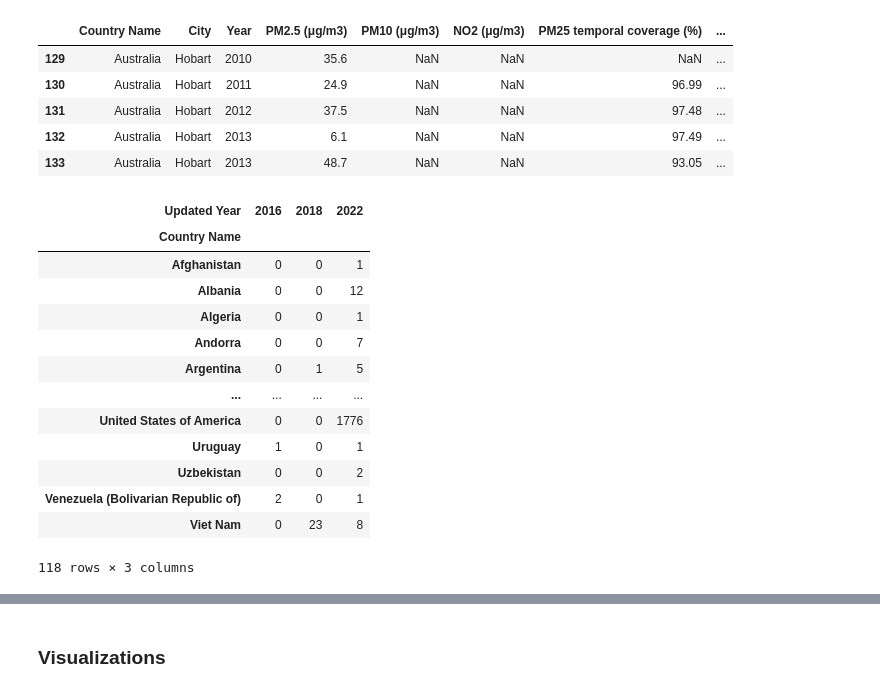
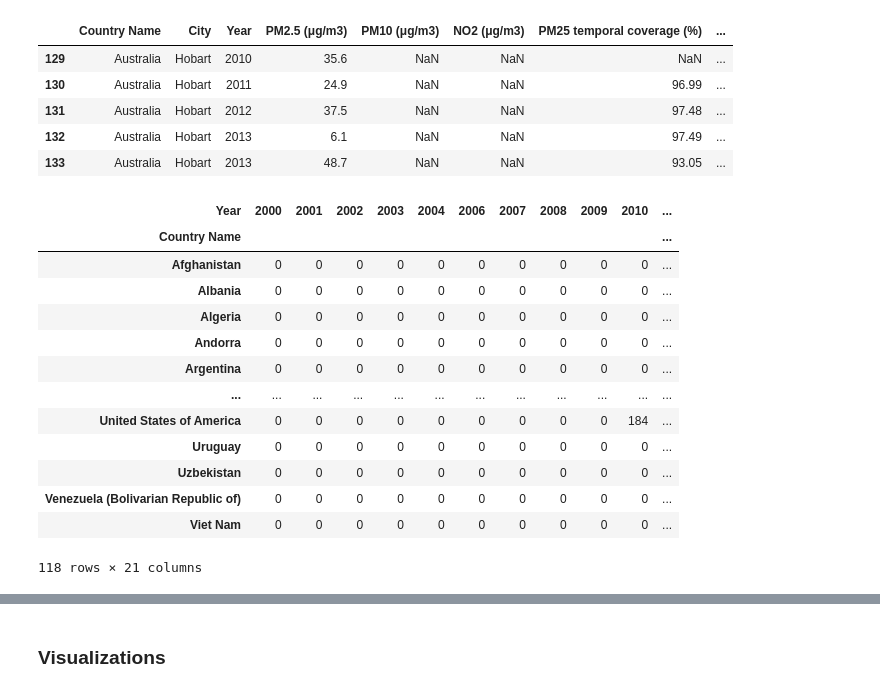
Before and after one commit to ashleyncasanova/air-quality-project, a Jupyter notebook: polution-and-mortality.ipynb, the cells around one changed output, grey strips where cells are left out. Drawn from its saved outputs; the diff is of its cells as text; code cells hidden in the pictures.

```diff
--- a/polution-and-mortality.ipynb
+++ b/polution-and-mortality.ipynb
@@ -222,22 +222,22 @@ air_pollution[air_pollution["City"] == "Hobart"].head()
 | 132 | Australia | Hobart | 2013 | 6.1 | NaN | NaN | 97.49 | ... |
 | 133 | Australia | Hobart | 2013 | 48.7 | NaN | NaN | 93.05 | ... |
 # %%
-pd.crosstab(air_pollution["Country Name"], air_pollution["Updated Year"])
+pd.crosstab(air_pollution["Country Name"], air_pollution["Year"])
 # %% [output]
-| Updated Year | 2016 | 2018 | 2022 |
-| Country Name |  |  |  |
-| Afghanistan | 0 | 0 | 1 |
-| Albania | 0 | 0 | 12 |
-| Algeria | 0 | 0 | 1 |
-| Andorra | 0 | 0 | 7 |
-| Argentina | 0 | 1 | 5 |
-| ... | ... | ... | ... |
-| United States of America | 0 | 0 | 1776 |
-| Uruguay | 1 | 0 | 1 |
-| Uzbekistan | 0 | 0 | 2 |
-| Venezuela (Bolivarian Republic of) | 2 | 0 | 1 |
-| Viet Nam | 0 | 23 | 8 |
+| Year | 2000 | 2001 | 2002 | 2003 | 2004 | 2006 | 2007 | 2008 | 2009 | 2010 | ... |
+| Country Name |  |  |  |  |  |  |  |  |  |  | ... |
+| Afghanistan | 0 | 0 | 0 | 0 | 0 | 0 | 0 | 0 | 0 | 0 | ... |
+| Albania | 0 | 0 | 0 | 0 | 0 | 0 | 0 | 0 | 0 | 0 | ... |
+| Algeria | 0 | 0 | 0 | 0 | 0 | 0 | 0 | 0 | 0 | 0 | ... |
+| Andorra | 0 | 0 | 0 | 0 | 0 | 0 | 0 | 0 | 0 | 0 | ... |
+| Argentina | 0 | 0 | 0 | 0 | 0 | 0 | 0 | 0 | 0 | 0 | ... |
+| ... | ... | ... | ... | ... | ... | ... | ... | ... | ... | ... | ... |
+| United States of America | 0 | 0 | 0 | 0 | 0 | 0 | 0 | 0 | 0 | 184 | ... |
+| Uruguay | 0 | 0 | 0 | 0 | 0 | 0 | 0 | 0 | 0 | 0 | ... |
+| Uzbekistan | 0 | 0 | 0 | 0 | 0 | 0 | 0 | 0 | 0 | 0 | ... |
+| Venezuela (Bolivarian Republic of) | 0 | 0 | 0 | 0 | 0 | 0 | 0 | 0 | 0 | 0 | ... |
+| Viet Nam | 0 | 0 | 0 | 0 | 0 | 0 | 0 | 0 | 0 | 0 | ... |
-118 rows × 3 columns
+118 rows × 21 columns
 # %%
 air_pollution.groupby(["Country Name"]).mean()
 # %% [output]
```
Also changed, not shown: parts of 1 cell of this notebook.
